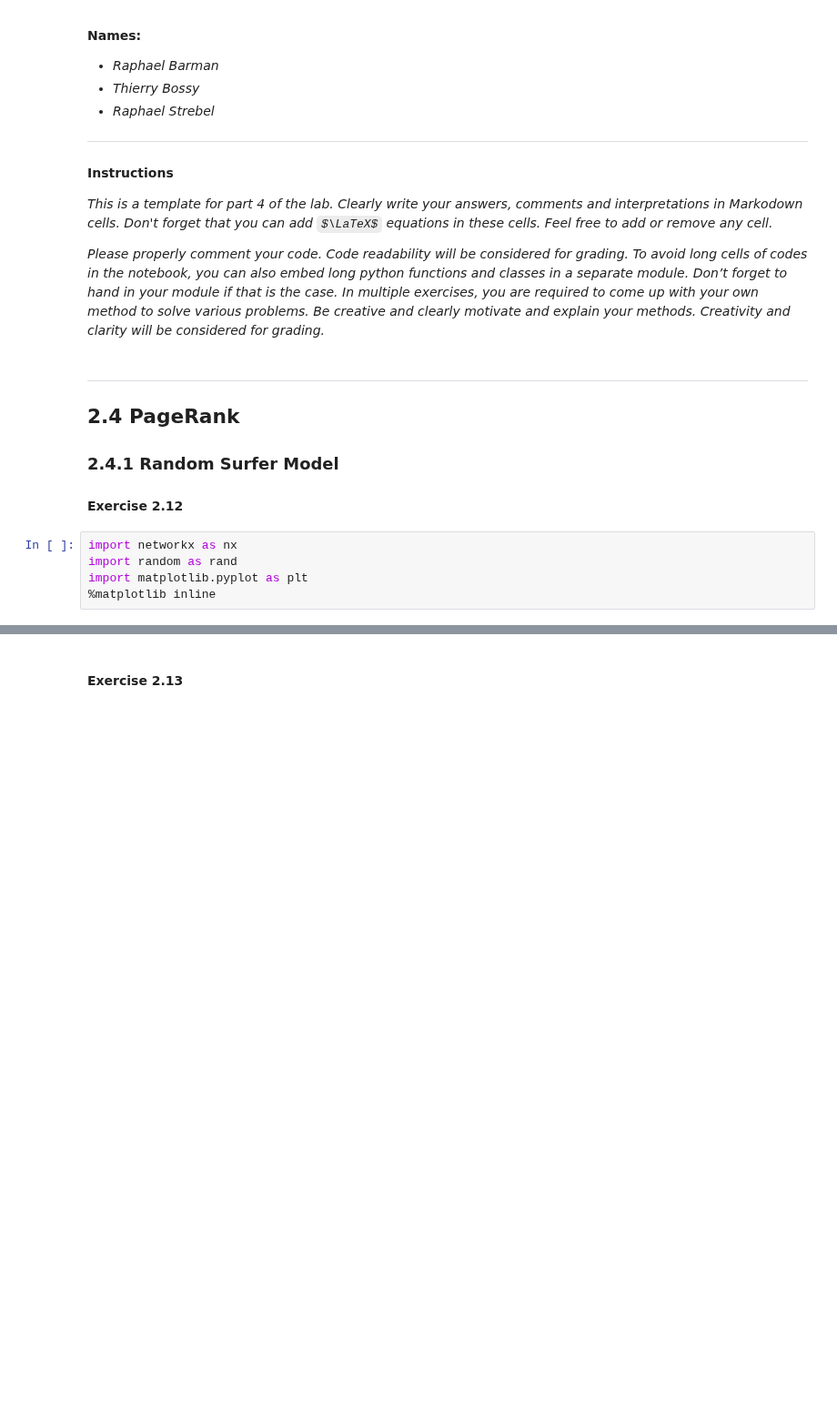
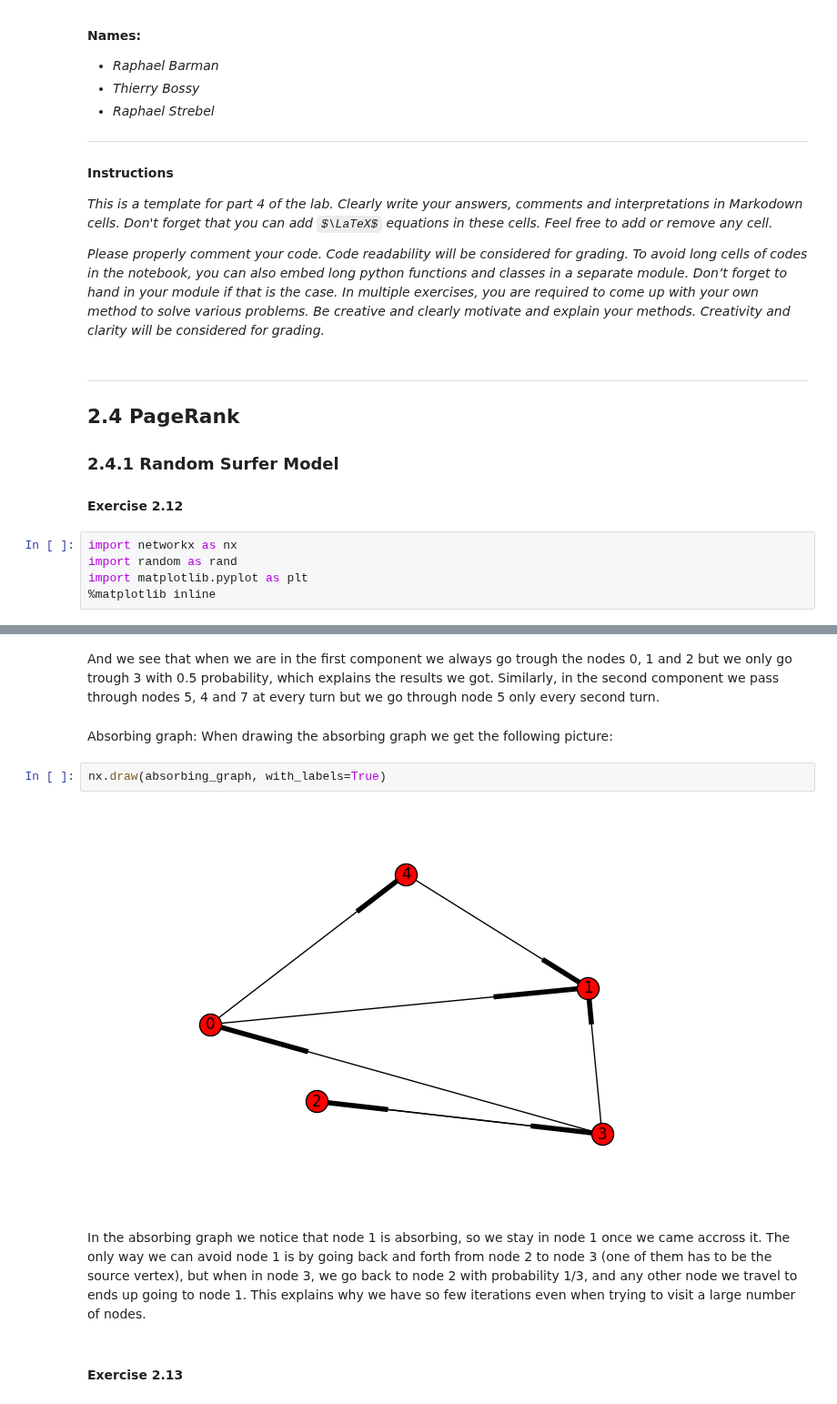
Before and after one commit to raphaelBarman/internetAnalytics, a Jupyter notebook: ix-lab2/notebooks/ix-lab2-notebook-part4.ipynb, the cells around one changed output, grey strips where cells are left out. Shown at 91% size. Cells and saved outputs as stored; diff of their text form; some formulas as TeX source; blank space fills up the shorter version.

```diff
--- a/ix-lab2/notebooks/ix-lab2-notebook-part4.ipynb
+++ b/ix-lab2/notebooks/ix-lab2-notebook-part4.ipynb
@@ -67,2 +90,13 @@ print(total_visits)
+# %% [markdown]
+And we see that when we are in the first component we always go trough the nodes 0, 1 and 2 but we only go trough 3 with 0.5 probability, which explains the results we got. Similarly, in the second component we pass through nodes 5, 4 and 7 at every turn but we go through node 5 only every second turn.
+# %% [markdown]
+Absorbing graph:
+When drawing the absorbing graph we get the following picture:
+# %%
+nx.draw(absorbing_graph, with_labels=True)
+# %% [output]
+[figure, added]
+# %% [markdown]
+In the absorbing graph we notice that node 1 is absorbing, so we stay in node 1 once we came accross it. The only way we can avoid node 1 is by going back and forth from node 2 to node 3 (one of them has to be the source vertex), but when in node 3, we go back to node 2 with probability 1/3, and any other node we travel to ends up going to node 1. This explains why we have so few iterations even when trying to visit a large number of nodes.
 # %% [markdown]
 #### Exercise 2.13
```
Also changed, not shown: parts of 10 cells of this notebook.
